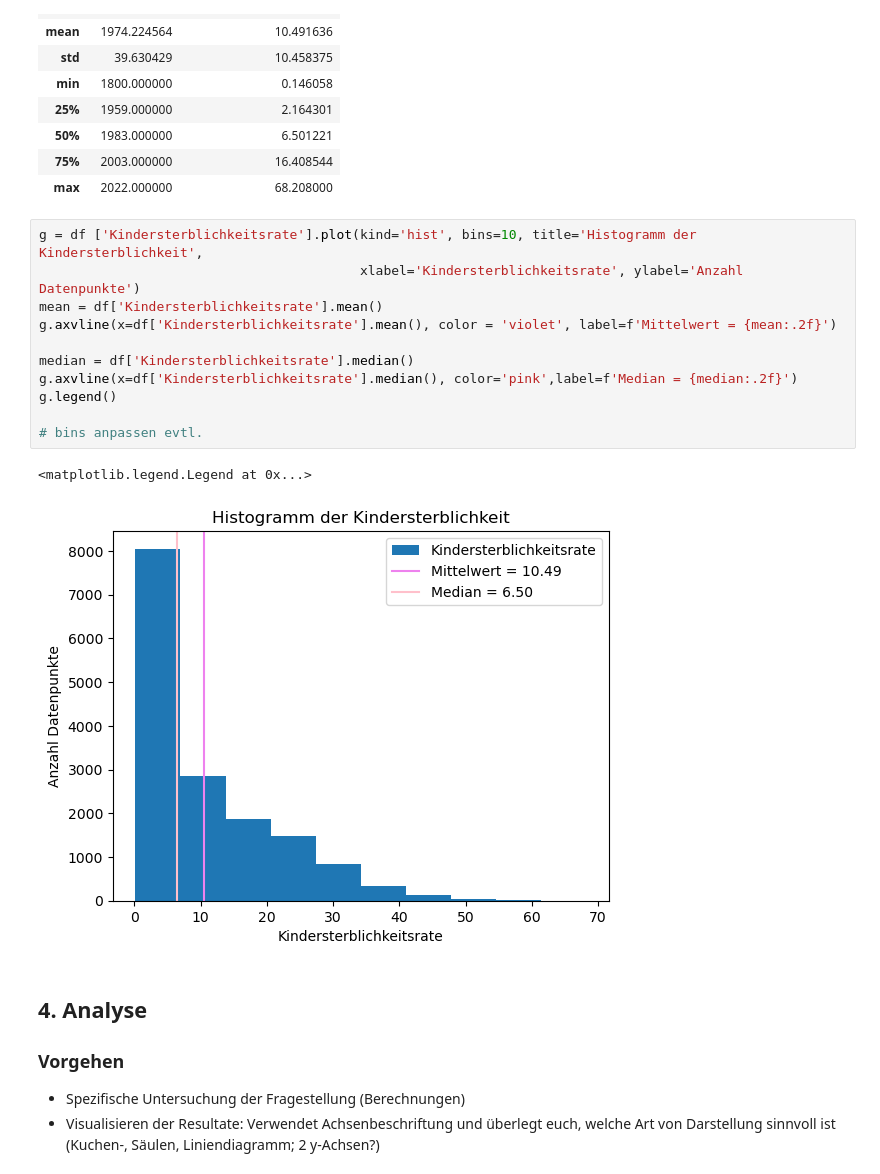
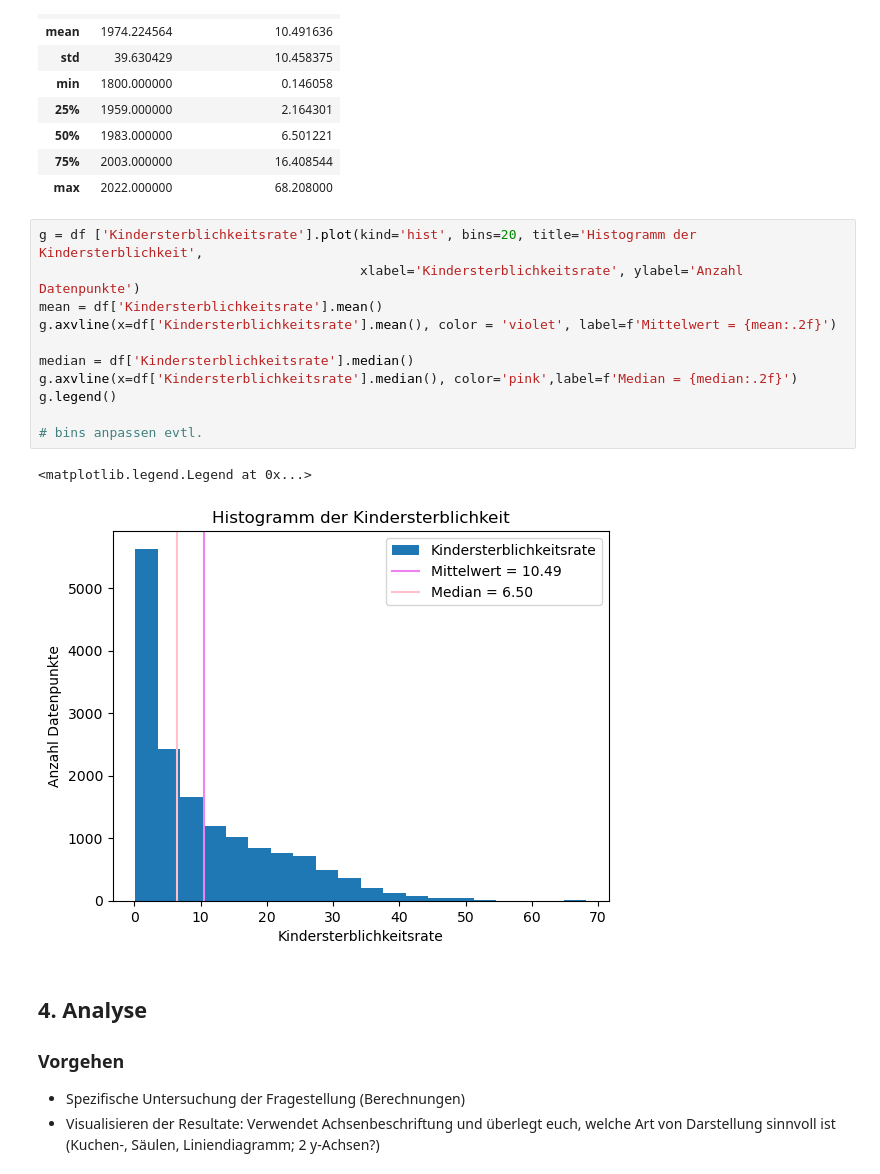
Before and after one commit to 12Lisa12/Pandas-LN, a Jupyter notebook: Grundgerüst_Leistungsnachweis.ipynb, the cells around one changed output. Cells and saved outputs as stored; diff of their text form.

```diff
--- a/Grundgerüst_Leistungsnachweis.ipynb
+++ b/Grundgerüst_Leistungsnachweis.ipynb
@@ -199,19 +193,19 @@ df.describe()
 | 75% | 2003.000000 | 16.408544 |
 | max | 2022.000000 | 68.208000 |
 # %%
-g = df ['Kindersterblichkeitsrate'].plot(kind='hist', bins=10, title='Histogramm der Kindersterblichkeit',
+g = df ['Kindersterblichkeitsrate'].plot(kind='hist', bins=20, title='Histogramm der Kindersterblichkeit',
                                          xlabel='Kindersterblichkeitsrate', ylabel='Anzahl Datenpunkte')
 mean = df['Kindersterblichkeitsrate'].mean()
 g.axvline(x=df['Kindersterblichkeitsrate'].mean(), color = 'violet', label=f'Mittelwert = {mean:.2f}')
 
 median = df['Kindersterblichkeitsrate'].median()
 g.axvline(x=df['Kindersterblichkeitsrate'].median(), color='pink',label=f'Median = {median:.2f}')
 g.legend()
 
 # bins anpassen evtl.
 # %% [output]
 <matplotlib.legend.Legend at 0x...>
-[figure, old version]
+[figure, new version]
 # %% [markdown]
 ## 4. Analyse
 
```
Also changed, not shown: parts of 9 cells of this notebook.
